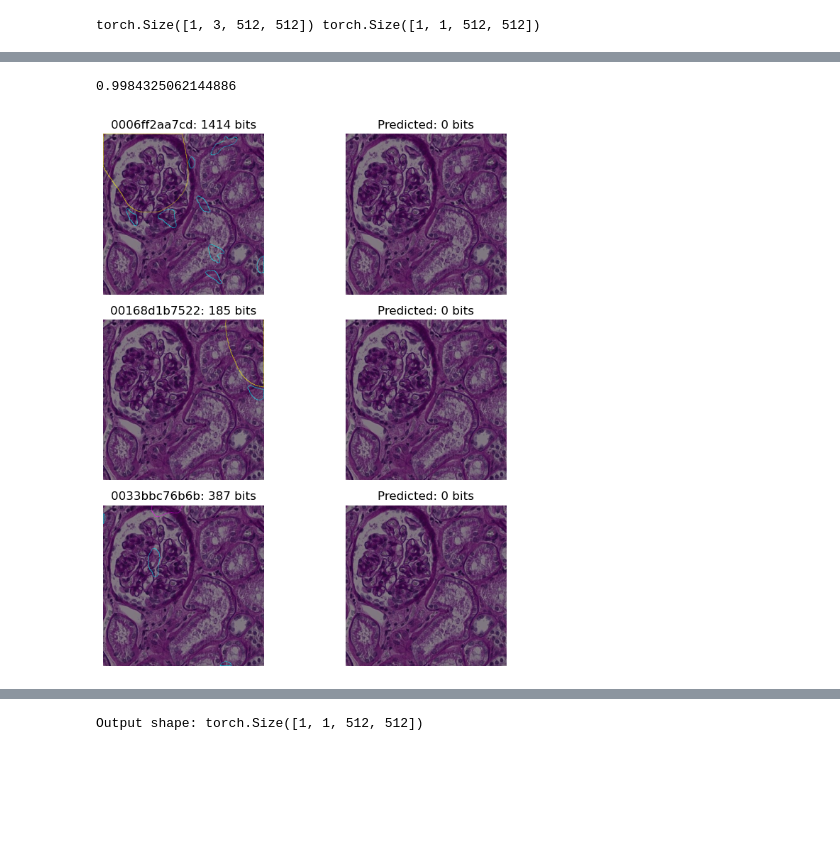
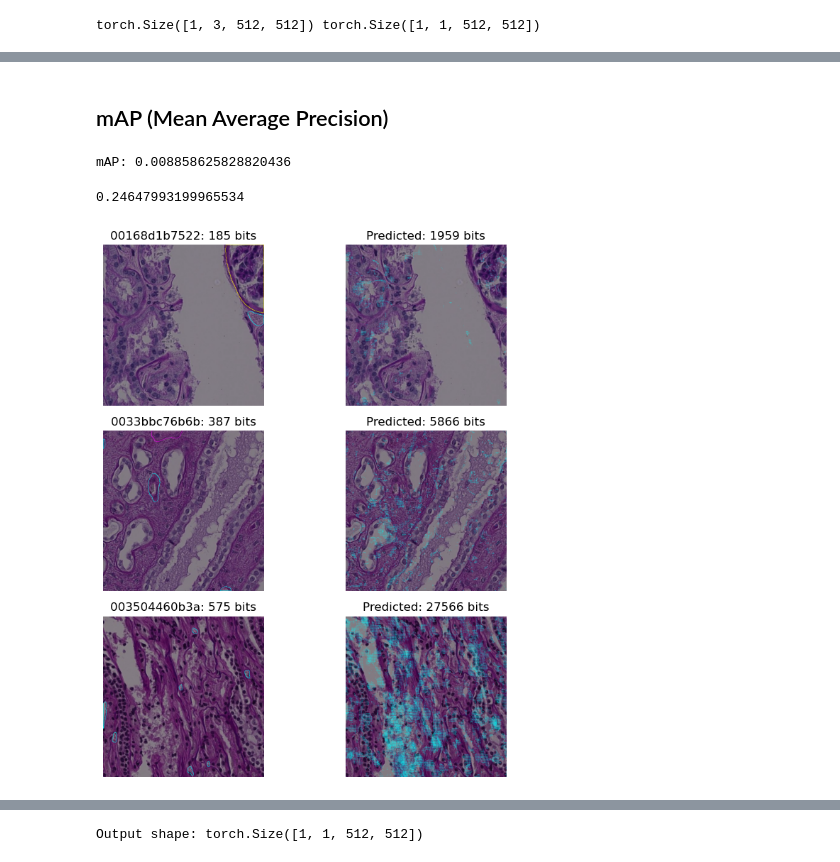
Before and after one commit to YannickGibson/hacking_the_human, a Jupyter notebook: main.ipynb, the cells around one changed output, grey strips where cells are left out. Cells and saved outputs as stored; diff of their text form; code cells hidden in the pictures; blank space fills up the shorter version.

```diff
--- a/main.ipynb
+++ b/main.ipynb
@@ -646,7 +709,0 @@ class TifImageDataset(Dataset):
-# %%
-dat = TifImageDataset(f'{data_directory}/train/', f'{data_directory}/polygons.jsonl')
-
-for i in range(1000):
-    #print(i)
-    continue
-    dat.__getitem__(i)
@@ -655,17 +761,14 @@ for i in range(1000):
 # %% [markdown]
 ## Neural network
 # %%
-
-
 class UNet(nn.Module):
-    def __init__(self, num_classes=1, device="cpu"):
+    def __init__(self, device="cpu"):
         super(UNet, self).__init__()
-        self.conv = nn.Conv2d(in_channels=3, out_channels=num_classes, kernel_size=1, dtype=torch.float32)
+        self.conv = nn.Conv2d(in_channels=3, out_channels=1, kernel_size=1, dtype=torch.float32)
         self.sigmoid = nn.Sigmoid()
         self.device=device
 
     def forward(self, x):
-        # The output layer simply applies a 1x1 convolution to map the input channels to the number of classes
         x = self.conv(x)
         x = self.sigmoid(x)
         return x
@@ -675,7 +778,7 @@ class UNet(nn.Module):
         return (y_pred > 0.5) * 1.0
 
 with torch.no_grad():
-    model = UNet(1)
+    model = UNet()
     input = torch.randn(1, 3, 512, 512)
     output = model(input)
     print(input.shape, output.shape)
@@ -752,5 +871,43 @@ average_loss = train_one_epoch(simple_model, loss_function, optimizer, training_
+# %% [markdown]
+## mAP (Mean Average Precision)
+# %%
+from sklearn.metrics import precision_recall_curve, auc
+
+import numpy as np
+from sklearn.metrics import precision_recall_curve, auc
+
+def calculate_iou(mask1, mask2):
+    intersection = np.logical_and(mask1, mask2).sum()
+    union = np.logical_or(mask1, mask2).sum()
+    if union == 0:
+        iou = 1.0
+    else:
+        iou = intersection / union
+    return iou
+
+def calculate_ap(precision, recall):
+    return auc(recall, precision)
+
+# probably wrong, its literally mean
+def calculate_mAP(model, dataset, threshold=0.5, max_iter = 10):
+    preds, labels = get_train_and_labels(model, dataset, max_iter)
+    n = len(preds)
+    if n == 0:
+        return 0.0
+
+    sum = 0
+    for pred, label in zip(preds, labels):
+        sum += calculate_iou(pred, label)
+    return sum / n
+
+
+
+mAP = calculate_mAP(simple_model, train_dataset, max_iter=10)
+print("mAP:", mAP)
+# %% [output]
+mAP: 0.008858625828820436
 # %%
-def calculate_accuracy(model, dataloader, break_after = -1):
+def pixel_accuracy(model, dataloader, break_after = -1):
 
     if break_after == -1:
         break_after == dataloader.__len__()
@@ -785,11 +942,13 @@ def calculate_accuracy(model, dataloader, break_after = -1):
 
     return accuracy
 
-calculate_accuracy(simple_model, dat, break_after=10)
+pixel_accuracy(simple_model, training_dataset, break_after=50)
 # %% [output]
-0.9984325062144886
+0.24647993199965534
 # %%
 def overlay_image_with_bitmap(image, bitmap, color=(255, 0, 0)):
+    image = image.reshape(512,512,3)
+    bitmap = bitmap.reshape(512, 512)
     # Create a mask from the binary bitmap (convert it to a 3-channel mask)
     mask = np.stack([bitmap, bitmap, bitmap], axis=-1)
 
@@ -804,7 +963,6 @@ def overlay_image_with_bitmap(image, bitmap, color=(255, 0, 0)):
 
 def get_labeled_image(id, image_opacity=0.6):
     img = plt.imread(f"{data_directory}/train/{id}.tif")
-
     blood_vessels = np.zeros([512, 512])
     glomeruluses = np.zeros([512, 512])
     unsures = np.zeros([512, 512])
@@ -816,11 +974,12 @@ def get_labeled_image(id, image_opacity=0.6):
         elif annotations["type"] == "unsure":
             unsures += to_bitmap(annotations["coordinates"])
 
-    img = np.array(I * image_opacity).astype(int) # decrease opacity of image
+    img = np.array(img * image_opacity).astype(int) # decrease opacity of image
 
     img = overlay_image_with_bitmap(img, blood_vessels, (0, 255, 255))
     img = overlay_image_with_bitmap(img, glomeruluses, (255, 255, 0))
     img = overlay_image_with_bitmap(img, unsures, (255, 0, 255))
+
     return img, blood_vessels
 
 def get_predicted_image(model, id, image_opacity=0.6):
@@ -835,35 +994,35 @@ def get_predicted_image(model, id, image_opacity=0.6):
         for x in range(output.shape[1]):
             mask[y, x] = output[y,x]
 
-    img = np.array(I * image_opacity).astype(int) # decrease opacity of image
+    img = np.array(img * image_opacity).astype(int) # decrease opacity of image
 
     img = img.reshape(512,512, 3)
     img = overlay_image_with_bitmap(img, mask, (0, 255, 255))
 
     return img, mask
 
 def pred_vs_label(model, ids, image_opacity=0.6):
     if isinstance(ids, str) :
         ids = [ids]
         print("hi")
 
     fig, axes = plt.subplots(nrows=len(ids), ncols=2, figsize=(8, 8))
 
     for i in range(len(ids)):
         labeled, l_mask = get_labeled_image(ids[i], image_opacity)
         predicted, p_mask = get_predicted_image(model, ids[i], image_opacity)
 
         axes[i][0].set_title(f"{ids[i]}: {np.sum(l_mask):.0f} bits")
         axes[i][0].imshow(labeled)
         axes[i][1].set_title(f"Predicted: {np.sum(p_mask):.0f} bits")
         axes[i][1].imshow(predicted)
 
         axes[i][0].axis('off')
         axes[i][1].axis('off')
 
     fig.tight_layout()
     plt.show()
 
-pred_vs_label(simple_model, result_ids[:3])
+pred_vs_label(simple_model, result_ids[1:4])
 # %% [output]
-[figure, old version]
+[figure, new version]
```
Also changed, not shown: parts of 24 cells of this notebook.
